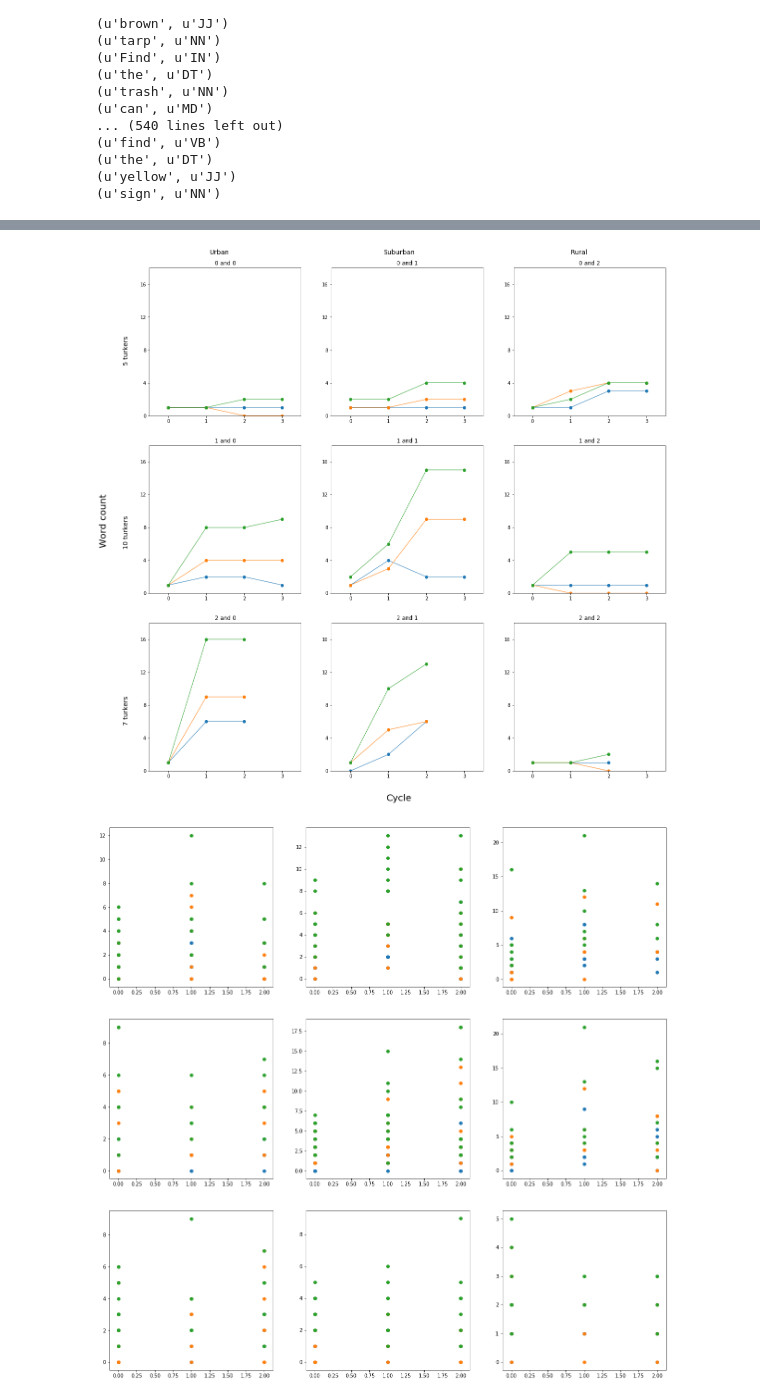
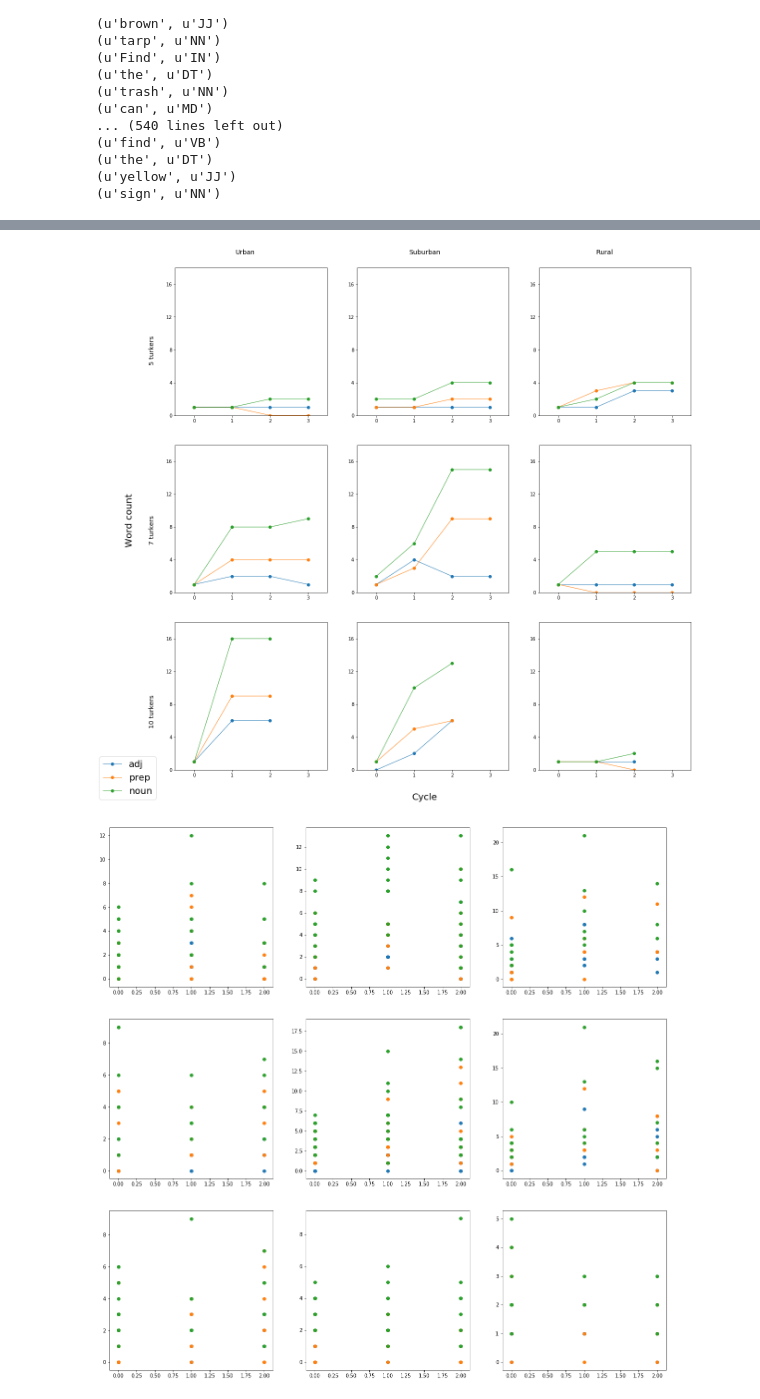
Before and after one commit to brian-ho/cs279-final-project, a Jupyter notebook: Description syntax.ipynb, the cells around one changed output, grey strips where cells are left out. Drawn from its saved outputs; the diff is of its cells as text; code cells hidden in the pictures.

Commit message:
Fixed plot.

```diff
--- a/Description syntax.ipynb
+++ b/Description syntax.ipynb
@@ -141,37 +141,40 @@ ax.set_xlabel('common xlabel')
 ax.set_ylabel('common ylabel')
 '''
 
 for i, row in enumerate(axs):
     for j, ax in enumerate(row):
         ax.plot(df[(df.trial == j)&(df.exp_index == i)].gen,
                    df[(df.trial == j)&(df.exp_index == i)].adj, lw=1, marker='o')
         ax.plot(df[(df.trial == j)&(df.exp_index == i)].gen,
                    df[(df.trial == j)&(df.exp_index == i)].prep, lw=1, marker='o')
         ax.plot(df[(df.trial == j)&(df.exp_index == i)].gen,
                    df[(df.trial == j)&(df.exp_index == i)].noun, lw=1, marker='o')
         ax.set_xlim([-.5,3.5])
         ax.set_xticks(range(0,4))
         ax.set_ylim([0,18])
         ax.set_yticks(range(0,20,4))
-        ax.set_title('%i and %i' % (i,j))
+        #ax.set_title('%i and %i' % (i,j))
         #ax.set_xlabel('Cycle')
         #ax.set_ylabel('Word count')
+
+ax.legend(bbox_to_anchor=(-2.9, -.2), loc='lower left', borderaxespad=0., fontsize=20)
+         # it will place the legend on the outer right-hand side of the last axes
 
 f.text(0.5, 0.08, 'Cycle', ha='center', size=20)
 
 f.text(0.23, 0.9, 'Urban', ha='center', size=14)
 f.text(0.5, 0.9, 'Suburban', ha='center', size=14)
 f.text(0.77, 0.9, 'Rural', ha='center', size=14)
 
 f.text(0.05, 0.5, 'Word count', va='center', rotation='vertical', size=20)
 
-f.text(0.09, 0.23, '7 turkers', ha='center', rotation='vertical', size=14)
-f.text(0.09, 0.5, '10 turkers', ha='center', rotation='vertical', size=14)
+f.text(0.09, 0.23, '10 turkers', ha='center', rotation='vertical', size=14)
+f.text(0.09, 0.5, '7 turkers', ha='center', rotation='vertical', size=14)
 f.text(0.09, 0.77, '5 turkers', ha='center', rotation='vertical', size=14)
 
 f.show()
 # %% [output]
-[figure, old version]
+[figure, new version]
 # %%
 f, axs = plt.subplots(3,3, figsize=(20,20))
 for i, row in enumerate(axs):
```
Also changed, not shown: parts of 1 cell of this notebook, 1 other file.
